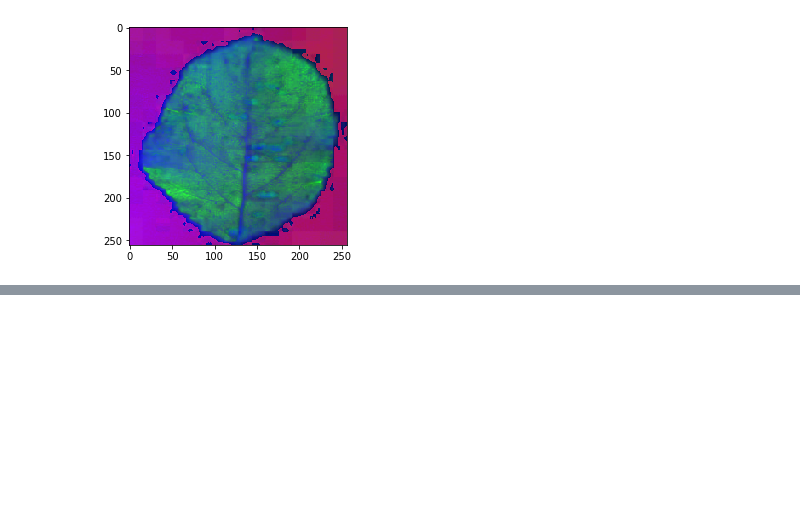
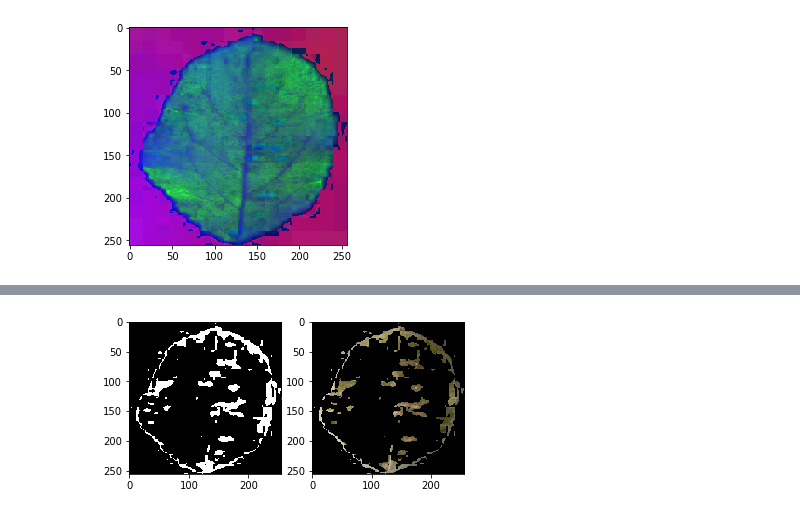
Before and after one commit to mehra-deepak/Plant-Disease-Detection, a Jupyter notebook: testing.ipynb, the cells around one changed output, grey strips where cells are left out. Drawn from its saved outputs; the diff is of its cells as text; code cells hidden in the pictures; blank space fills up the shorter version.

```diff
--- a/testing.ipynb
+++ b/testing.ipynb
@@ -42,11 +42,13 @@ plt.show()
 # %%
 lower_brown = np.array([10,0,10])
 upper_brown = np.array([30,255,255])
 disease_mask = cv2.inRange(hsv_img, lower_brown, upper_brown)
 disease_result = cv2.bitwise_and(img, img, mask=disease_mask)
 plt.subplot(1, 2, 1)
-plt.imshow(mask1, cmap="gray")
+plt.imshow(disease_mask, cmap="gray")
 plt.subplot(1, 2, 2)
-plt.imshow(result1)
+plt.imshow(disease_result)
 plt.show()
+# %% [output]
+[figure, added]
 # %%
```
Also changed, not shown: parts of 13 cells of this notebook, 1 other file.
